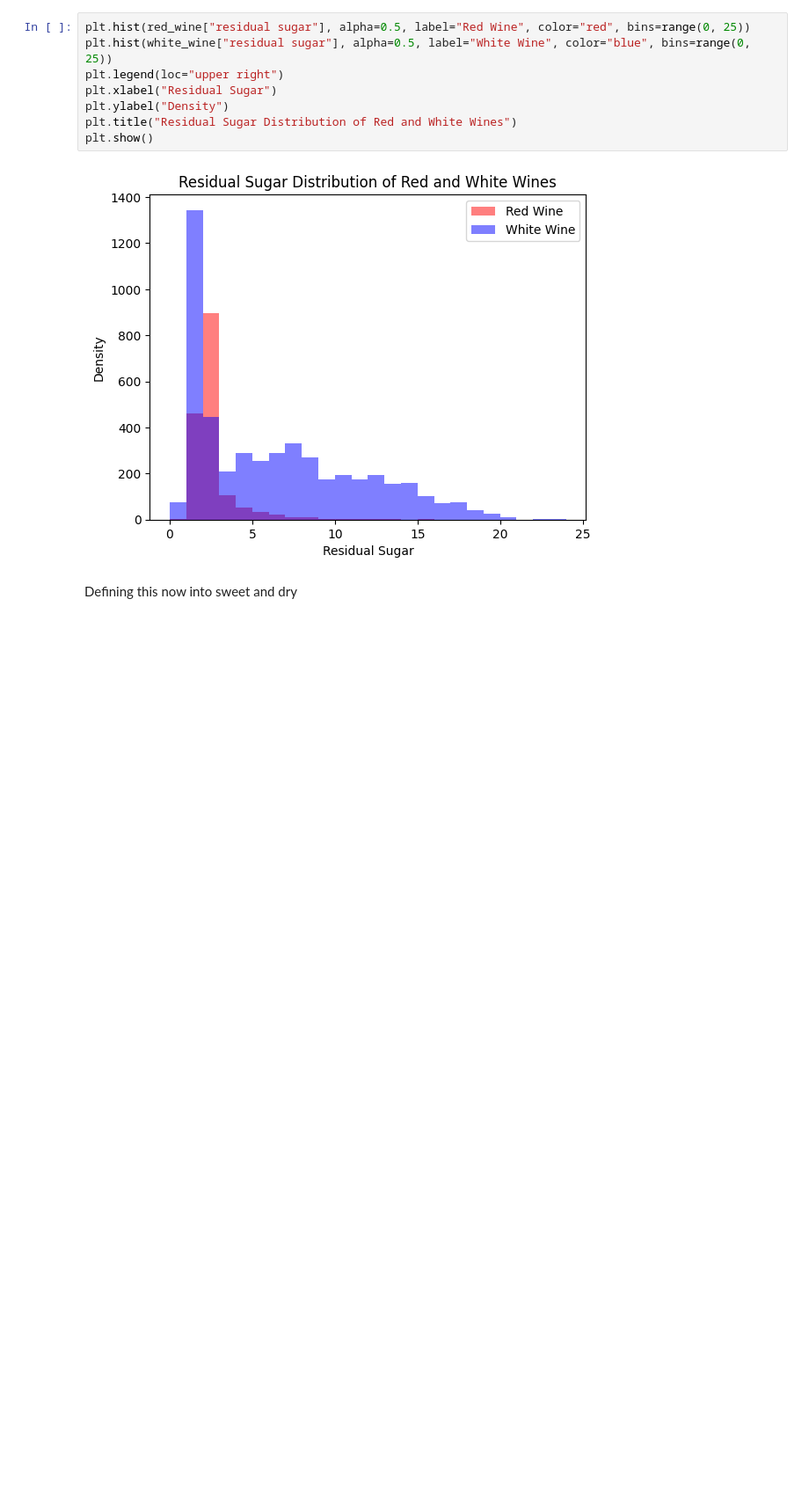
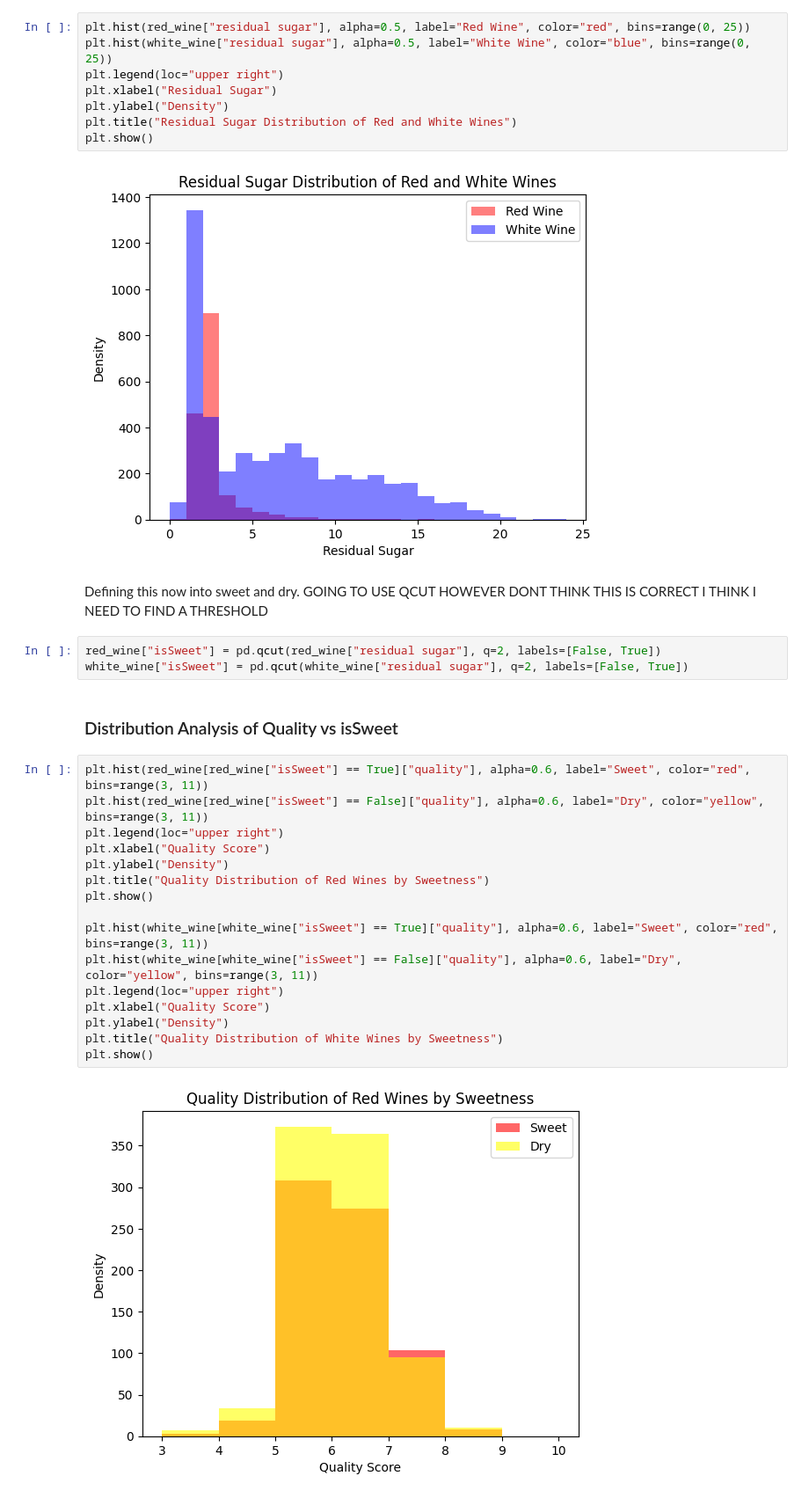
Before and after one commit to LeoGaunt/csc2034_DataScience_WineQuality, a Jupyter notebook: Wine_Quality.ipynb, the cells around one changed output. Shown at 88% size. Drawn from its saved outputs; the diff is of its cells as text; blank space fills up the shorter version.

```diff
--- a/Wine_Quality.ipynb
+++ b/Wine_Quality.ipynb
@@ -153,5 +153,28 @@ plt.title("Residual Sugar Distribution of Red and White Wines")
 plt.show()
 # %% [output]
 [figure]
-# %% [markdown]
-Defining this now into sweet and dry
+# %% [markdown]
+Defining this now into sweet and dry. GOING TO USE QCUT HOWEVER DONT THINK THIS IS CORRECT I THINK I NEED TO FIND A THRESHOLD
+# %%
+red_wine["isSweet"] = pd.qcut(red_wine["residual sugar"], q=2, labels=[False, True])
+white_wine["isSweet"] = pd.qcut(white_wine["residual sugar"], q=2, labels=[False, True])
+# %% [markdown]
+### Distribution Analysis of Quality vs isSweet
+# %%
+plt.hist(red_wine[red_wine["isSweet"] == True]["quality"], alpha=0.6, label="Sweet", color="red", bins=range(3, 11))
+plt.hist(red_wine[red_wine["isSweet"] == False]["quality"], alpha=0.6, label="Dry", color="yellow", bins=range(3, 11))
+plt.legend(loc="upper right")
+plt.xlabel("Quality Score")
+plt.ylabel("Density")
+plt.title("Quality Distribution of Red Wines by Sweetness")
+plt.show()
+
+plt.hist(white_wine[white_wine["isSweet"] == True]["quality"], alpha=0.6, label="Sweet", color="red", bins=range(3, 11))
+plt.hist(white_wine[white_wine["isSweet"] == False]["quality"], alpha=0.6, label="Dry", color="yellow", bins=range(3, 11))
+plt.legend(loc="upper right")
+plt.xlabel("Quality Score")
+plt.ylabel("Density")
+plt.title("Quality Distribution of White Wines by Sweetness")
+plt.show()
+# %% [output]
+[figure, added]
```
Also changed, not shown: parts of 7 cells of this notebook.
